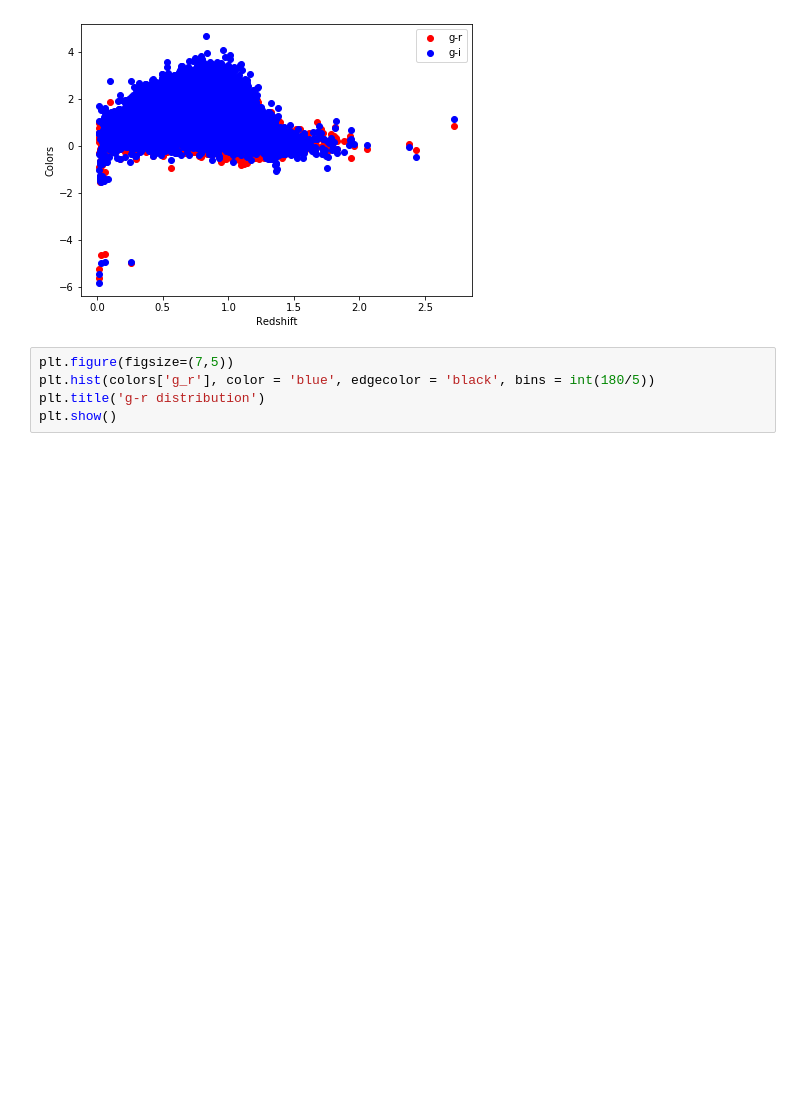
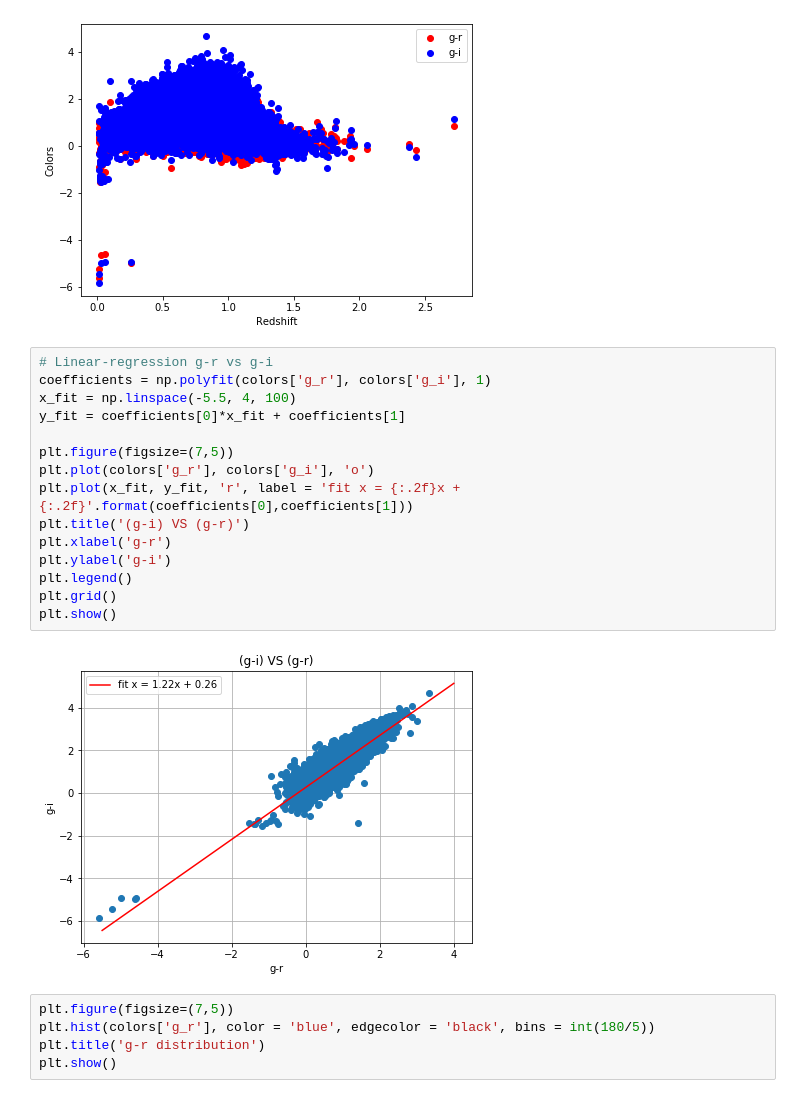
Before and after one commit to JimenaGonzalez/Simulations-Double-Source-Gravitational-Lensing, a Jupyter notebook: color_distribution/ColorDistribution.ipynb, the cells around one changed output. Cells and saved outputs as stored; diff of their text form; blank space fills up the shorter version.

```diff
--- a/color_distribution/ColorDistribution.ipynb
+++ b/color_distribution/ColorDistribution.ipynb
@@ -44,6 +45,23 @@ plt.legend()
 plt.show()
 # %% [output]
 [figure]
+# %%
+# Linear-regression g-r vs g-i
+coefficients = np.polyfit(colors['g_r'], colors['g_i'], 1)
+x_fit = np.linspace(-5.5, 4, 100)
+y_fit = coefficients[0]*x_fit + coefficients[1]
+
+plt.figure(figsize=(7,5))
+plt.plot(colors['g_r'], colors['g_i'], 'o')
+plt.plot(x_fit, y_fit, 'r', label = 'fit x = {:.2f}x + {:.2f}'.format(coefficients[0],coefficients[1]))
+plt.title('(g-i) VS (g-r)')
+plt.xlabel('g-r')
+plt.ylabel('g-i')
+plt.legend()
+plt.grid()
+plt.show()
+# %% [output]
+[figure, added]
 # %%
 plt.figure(figsize=(7,5))
 plt.hist(colors['g_r'], color = 'blue', edgecolor = 'black', bins = int(180/5))
```
Also changed, not shown: parts of 2 cells of this notebook.
